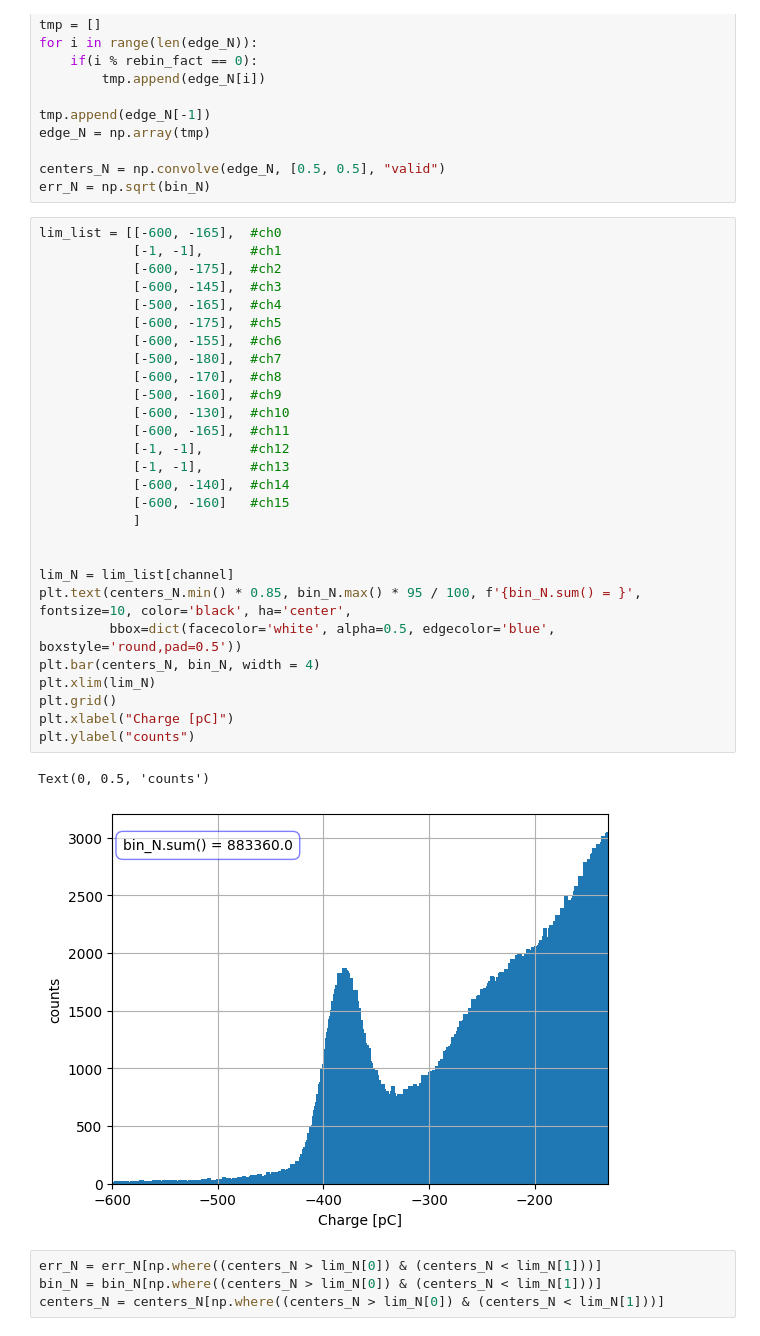
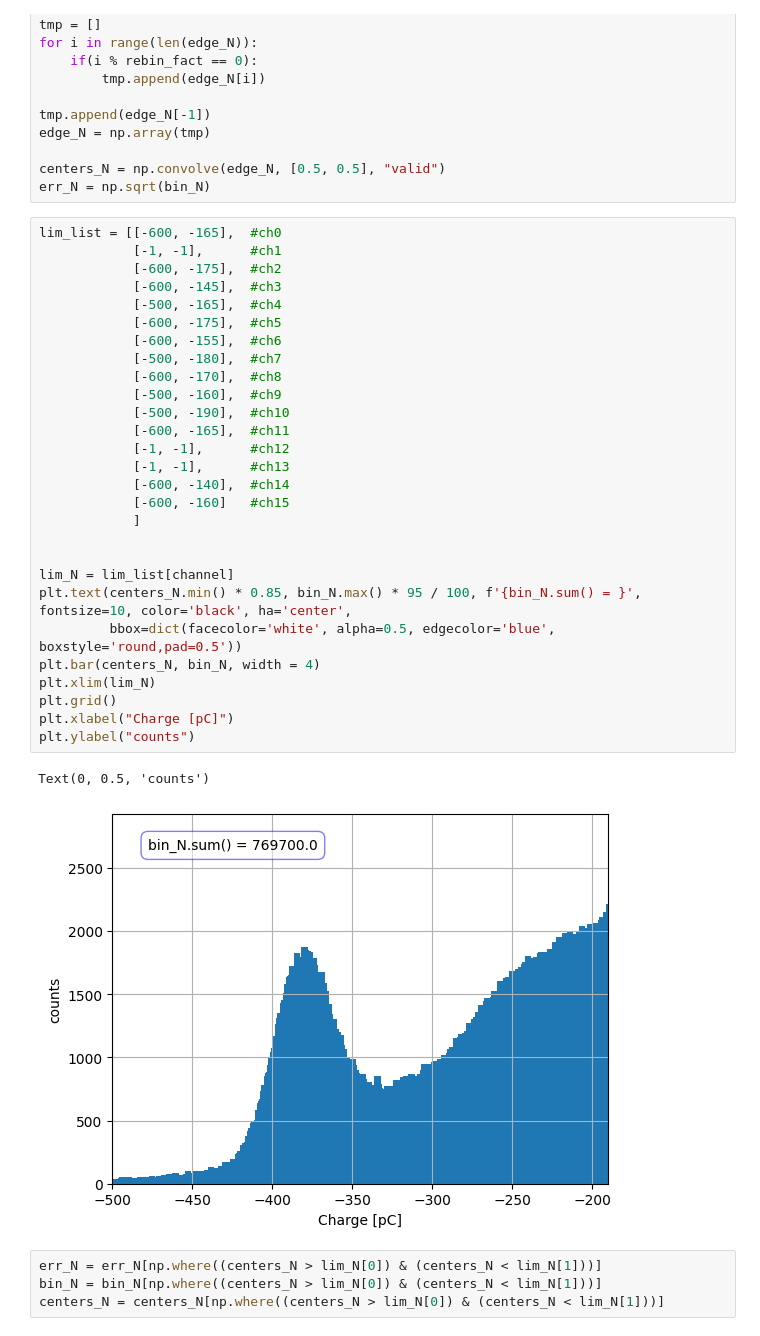
Before and after one commit to 0-DvD-0/Sfera, a Jupyter notebook: Jupyter/Fit_all_prova_ripulito.ipynb, the cells around one changed output. Saved outputs shown, nothing was run; the diff lists cells and outputs as text.

```diff
--- a/Jupyter/Fit_all_prova_ripulito.ipynb
+++ b/Jupyter/Fit_all_prova_ripulito.ipynb
@@ -57,34 +57,34 @@ err_N = np.sqrt(bin_N)
 # %%
 lim_list = [[-600, -165],  #ch0
             [-1, -1],      #ch1
             [-600, -175],  #ch2
             [-600, -145],  #ch3
             [-500, -165],  #ch4
             [-600, -175],  #ch5
             [-600, -155],  #ch6
             [-500, -180],  #ch7
             [-600, -170],  #ch8
             [-500, -160],  #ch9
-            [-600, -130],  #ch10
+            [-500, -190],  #ch10
             [-600, -165],  #ch11
             [-1, -1],      #ch12
             [-1, -1],      #ch13
             [-600, -140],  #ch14
             [-600, -160]   #ch15
             ]
 
 
 lim_N = lim_list[channel]
 plt.text(centers_N.min() * 0.85, bin_N.max() * 95 / 100, f'{bin_N.sum() = }', fontsize=10, color='black', ha='center',
          bbox=dict(facecolor='white', alpha=0.5, edgecolor='blue', boxstyle='round,pad=0.5'))
 plt.bar(centers_N, bin_N, width = 4)
 plt.xlim(lim_N)
 plt.grid()
 plt.xlabel("Charge [pC]")
 plt.ylabel("counts")
 # %% [output]
 Text(0, 0.5, 'counts')
-[figure, old version]
+[figure, new version]
 # %%
 err_N = err_N[np.where((centers_N > lim_N[0]) & (centers_N < lim_N[1]))]
 bin_N = bin_N[np.where((centers_N > lim_N[0]) & (centers_N < lim_N[1]))]
```
Also changed, not shown: parts of 4 cells of this notebook.
